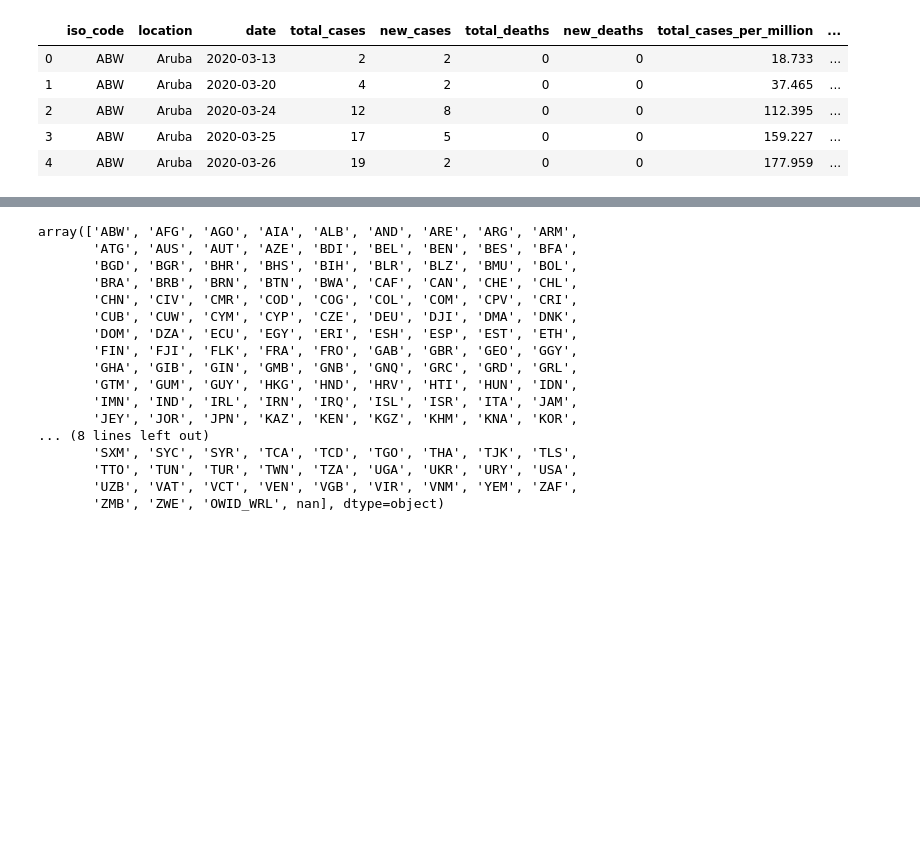
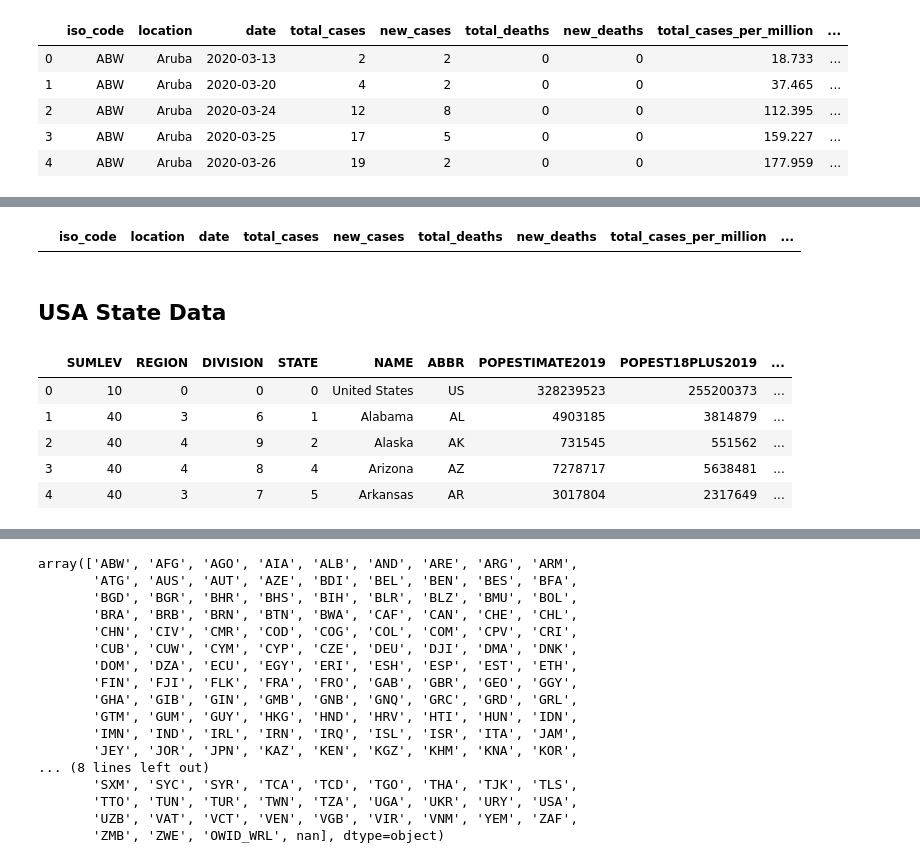
Before and after one commit to AsaKientz/covid-forecasting, a Jupyter notebook: notebooks/covid-forecasting-code-testing.ipynb, the cells around one changed output, grey strips where cells are left out. Drawn from its saved outputs; the diff is of its cells as text; code cells hidden in the pictures; blank space fills up the shorter version.

```diff
--- a/notebooks/covid-forecasting-code-testing.ipynb
+++ b/notebooks/covid-forecasting-code-testing.ipynb
@@ -43,2 +36,16 @@ df_world[df_world.new_cases < 0]
+# %%
+df_world[(df_world['date']=='2019-12-31') & (df_world['total_cases']!=0)]
+# %% [output]
+|  | iso_code | location | date | total_cases | new_cases | total_deaths | new_deaths | total_cases_per_million | ... |
+# %% [markdown]
+## USA State Data
 # %%
-df_usa = pd.read_csv('../data/us_states_covid19_daily.csv')
+df_usa_pop = pd.read_csv('../data/us_state_population_2019.csv')
+df_usa_pop.head()
+# %% [output]
+|  | SUMLEV | REGION | DIVISION | STATE | NAME | ABBR | POPESTIMATE2019 | POPEST18PLUS2019 | ... |
+| 0 | 10 | 0 | 0 | 0 | United States | US | 328239523 | 255200373 | ... |
+| 1 | 40 | 3 | 6 | 1 | Alabama | AL | 4903185 | 3814879 | ... |
+| 2 | 40 | 4 | 9 | 2 | Alaska | AK | 731545 | 551562 | ... |
+| 3 | 40 | 4 | 8 | 4 | Arizona | AZ | 7278717 | 5638481 | ... |
+| 4 | 40 | 3 | 7 | 5 | Arkansas | AR | 3017804 | 2317649 | ... |
```
Also changed, not shown: parts of 12 cells of this notebook, 1 other file.
